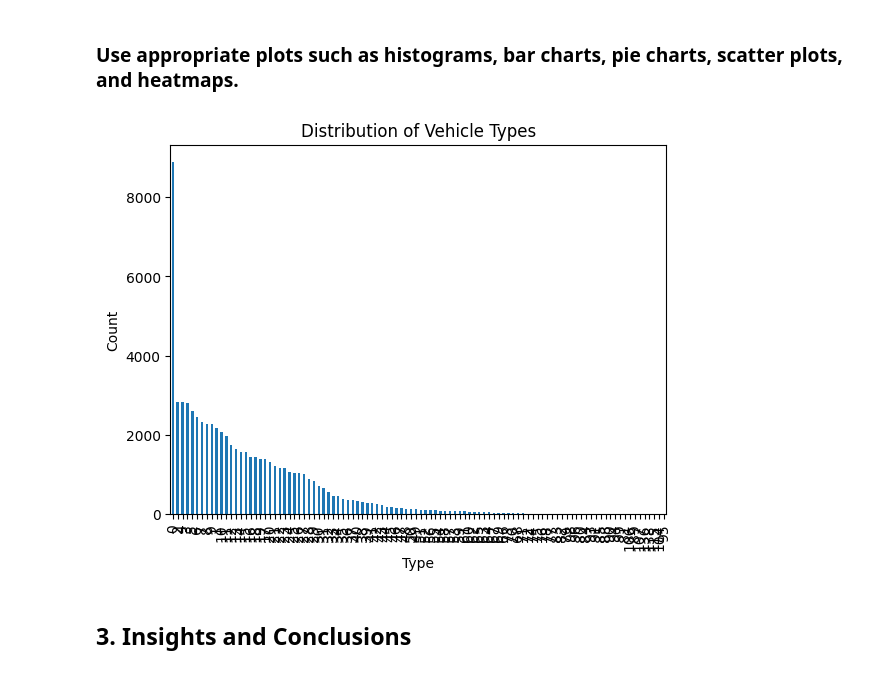
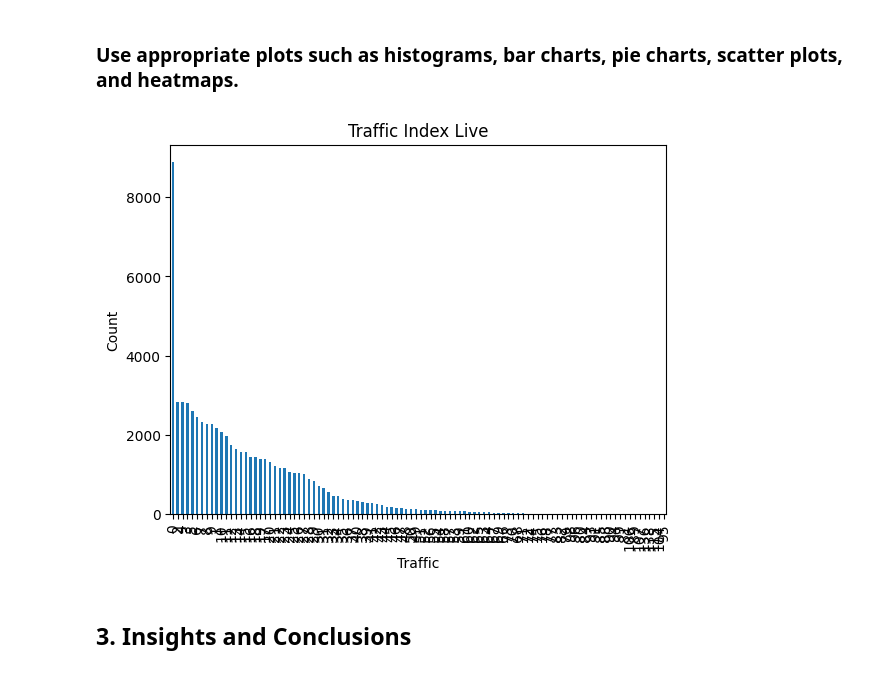
Before and after one commit to sarajay19/Road_Traffic_Accidents_EDA, a Jupyter notebook: Traffic_Index_.ipynb, the cells around one changed output. Cells and saved outputs as stored; diff of their text form; code cells hidden in the pictures.

```diff
--- a/Traffic_Index_.ipynb
+++ b/Traffic_Index_.ipynb
@@ -128,12 +128,12 @@ plt.show()
 ### Use appropriate plots such as histograms, bar charts, pie charts, scatter plots, and heatmaps.
 # %%
 df['TrafficIndexLive'].value_counts().plot(kind='bar')
-plt.title('Distribution of Vehicle Types')
-plt.xlabel('Type')
+plt.title('Traffic Index Live')
+plt.xlabel('Traffic')
 plt.ylabel('Count')
 plt.show()
 # %% [output]
-[figure, old version]
+[figure, new version]
 # %% [markdown]
 ## 3. Insights and Conclusions
 # %% [markdown]
```
